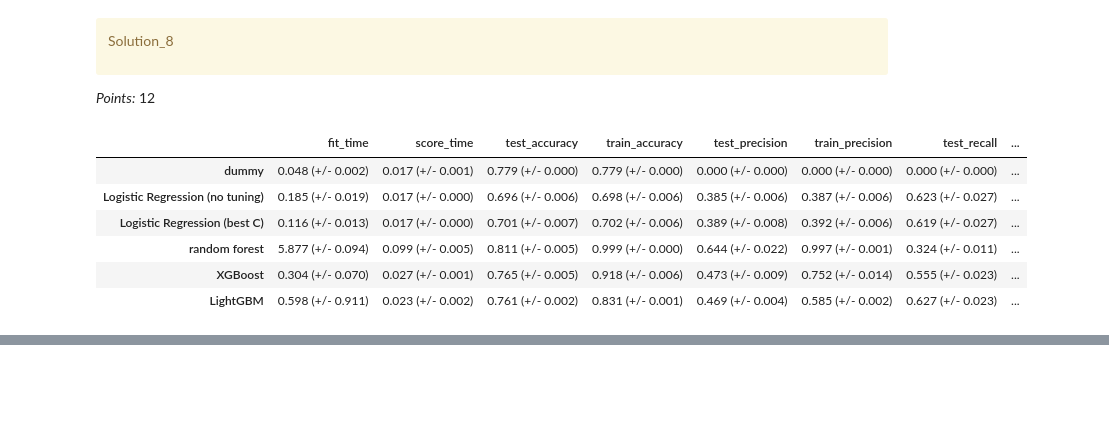
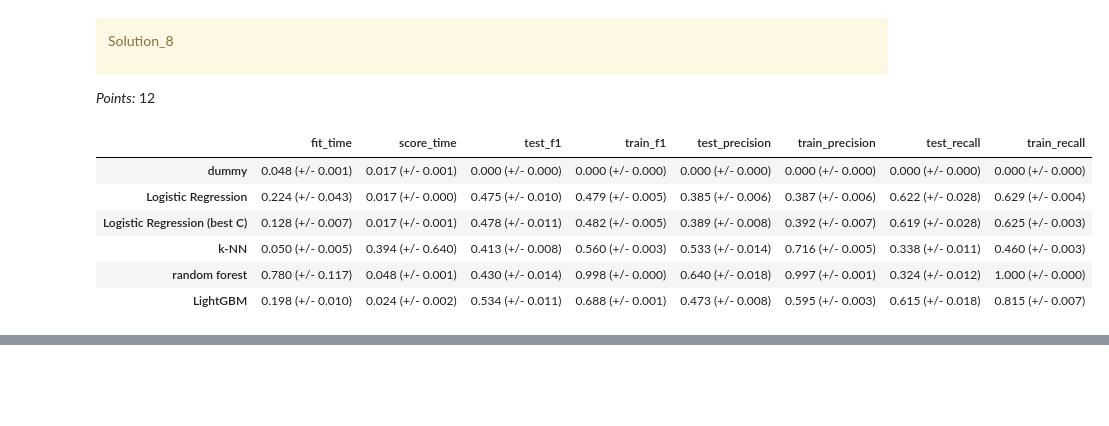
Before and after one commit to jessicapatricia012/CPSC-330-HW5, a Jupyter notebook: hw5.ipynb, the cells around one changed output, grey strips where cells are left out. Drawn from its saved outputs; the diff is of its cells as text; code cells hidden in the pictures.

```diff
--- a/hw5.ipynb
+++ b/hw5.ipynb
@@ -445,0 +385,4 @@ Name: count, dtype: int64
+# %%
+train_df['EDUCATION'] = train_df['EDUCATION'].replace({5: np.nan, 6: np.nan, 0: np.nan})
+test_df['EDUCATION'] = test_df['EDUCATION'].replace({5: np.nan, 6: np.nan, 0: np.nan})
+train_df['EDUCATION'].value_counts()
@@ -582,19 +629,20 @@ numerical_feats = ["LIMIT_BAL", "AGE",
                  "BILL_AMT1", "BILL_AMT2", "BILL_AMT3", "BILL_AMT4", "BILL_AMT5", "BILL_AMT6",
                 "PAY_AMT1", "PAY_AMT2", "PAY_AMT3", "PAY_AMT4", "PAY_AMT5", "PAY_AMT6",
                   "UNPAID_AMT1", "UNPAID_AMT2", "UNPAID_AMT3", "UNPAID_AMT4", "UNPAID_AMT5", "UNPAID_AMT6",
-                "UTILIZATION1", "UTILIZATION2", "UTILIZATION3", "UTILIZATION4", "UTILIZATION5", "UTILIZATION6"]
+                "UTILIZATION1", "UTILIZATION2", "UTILIZATION3", "UTILIZATION4", "UTILIZATION5", "UTILIZATION6",
+                  "TOTAL_BILL", "TOTAL_PAY_AMT", "TOTAL_UNPAID", "AVG_UTILIZATION"]
 ordinal_feats = ["PAY_0", "PAY_2", "PAY_3", "PAY_4", "PAY_5", "PAY_6"]
-categorical_feats = ["EDUCATION","MARRIAGE"]
-drop_feats = ["ID","SEX"]
+categorical_feats = ["MARRIAGE", "EDUCATION", "NEGATIVE_BILL"]
+drop_feats = ["SEX"]
 # %%
-categories = [list(range(-2, 10))] * 6
+ord_categories = [list(range(-2, 10))] * 6
 categorical_transformer = make_pipeline(
-    SimpleImputer(strategy='constant', fill_value='missing'),
-    OneHotEncoder(handle_unknown='ignore'))
+    SimpleImputer(strategy='constant', fill_value=0),
+    OneHotEncoder(drop="if_binary", handle_unknown='ignore'))
 
 ct = make_column_transformer((StandardScaler(), numerical_feats),
                               (categorical_transformer, categorical_feats),
-                                (OrdinalEncoder(categories= categories, handle_unknown='use_encoded_value', unknown_value=-3), ordinal_feats))
+                                (OrdinalEncoder(categories= ord_categories, handle_unknown='use_encoded_value', unknown_value=-3), ordinal_feats))
 ct.fit_transform(X_train)
 ct
 # %% [output]
@@ -755,7 +803,7 @@ Solution_7
 _Points:_ 10
 # %%
 pipe_lr = make_pipeline(ct, LogisticRegression(max_iter=1000, class_weight="balanced", random_state=123))
-results_dict["Logistic Regression (no tuning)"] = mean_std_cross_val_scores(
+results_dict["Logistic Regression"] = mean_std_cross_val_scores(
     pipe_lr, X_train, y_train, cv=5, return_train_score=True, scoring = score_metrics
 )
 results_df = pd.DataFrame(results_dict).T
@@ -832,35 +880,28 @@ _Points:_ 12
 ratio = np.bincount(y_train)[0] / np.bincount(y_train)[1] # recommended ratio from documentation
 # %%
 # Adapted from lecture 11
-
-# pipe_knn = make_pipeline(ct, KNeighborsClassifier())
-# pipe_svc = make_pipeline(ct, SVC(class_weight="balanced", random_state=123))
-pipe_rf = make_pipeline(ct, RandomForestClassifier(class_weight="balanced", random_state=123))
-pipe_xgb = make_pipeline(ct, XGBClassifier(scale_pos_weight= ratio ,random_state=123, verbosity=0))
+pipe_knn = make_pipeline(ct, KNeighborsClassifier())
+pipe_rf = make_pipeline(ct, RandomForestClassifier(class_weight="balanced", random_state=123, n_jobs=-1))
 pipe_lgbm = make_pipeline(ct, LGBMClassifier(scale_pos_weight=ratio,random_state=123, verbose=-1))
-# pipe_catboost = make_pipeline(ct, CatBoostClassifier(auto_class_weights='Balanced',verbose=0, random_state=123))
 
 classifiers = {
-    # "k-NN": pipe_knn,
-    # "SVM RBF": pipe_svc,
+    "k-NN": pipe_knn,
     "random forest": pipe_rf,
-    "XGBoost": pipe_xgb,
     "LightGBM": pipe_lgbm,
-    # "CatBoost": pipe_catboost,
 }
 
 for (name, model) in classifiers.items():
     results_dict[name] = mean_std_cross_val_scores(
         model, X_train, y_train, return_train_score=True, scoring=score_metrics
     )
 
 results_df = pd.DataFrame(results_dict).T
 results_df
 # %% [output]
-|  | fit_time | score_time | test_accuracy | train_accuracy | test_precision | train_precision | test_recall | ... |
-| dummy | 0.048 (+/- 0.002) | 0.017 (+/- 0.001) | 0.779 (+/- 0.000) | 0.779 (+/- 0.000) | 0.000 (+/- 0.000) | 0.000 (+/- 0.000) | 0.000 (+/- 0.000) | ... |
-| Logistic Regression (no tuning) | 0.185 (+/- 0.019) | 0.017 (+/- 0.000) | 0.696 (+/- 0.006) | 0.698 (+/- 0.006) | 0.385 (+/- 0.006) | 0.387 (+/- 0.006) | 0.623 (+/- 0.027) | ... |
-| Logistic Regression (best C) | 0.116 (+/- 0.013) | 0.017 (+/- 0.000) | 0.701 (+/- 0.007) | 0.702 (+/- 0.006) | 0.389 (+/- 0.008) | 0.392 (+/- 0.006) | 0.619 (+/- 0.027) | ... |
-| random forest | 5.877 (+/- 0.094) | 0.099 (+/- 0.005) | 0.811 (+/- 0.005) | 0.999 (+/- 0.000) | 0.644 (+/- 0.022) | 0.997 (+/- 0.001) | 0.324 (+/- 0.011) | ... |
-| XGBoost | 0.304 (+/- 0.070) | 0.027 (+/- 0.001) | 0.765 (+/- 0.005) | 0.918 (+/- 0.006) | 0.473 (+/- 0.009) | 0.752 (+/- 0.014) | 0.555 (+/- 0.023) | ... |
-| LightGBM | 0.598 (+/- 0.911) | 0.023 (+/- 0.002) | 0.761 (+/- 0.002) | 0.831 (+/- 0.001) | 0.469 (+/- 0.004) | 0.585 (+/- 0.002) | 0.627 (+/- 0.023) | ... |
+|  | fit_time | score_time | test_f1 | train_f1 | test_precision | train_precision | test_recall | train_recall |
+| dummy | 0.048 (+/- 0.001) | 0.017 (+/- 0.001) | 0.000 (+/- 0.000) | 0.000 (+/- 0.000) | 0.000 (+/- 0.000) | 0.000 (+/- 0.000) | 0.000 (+/- 0.000) | 0.000 (+/- 0.000) |
+| Logistic Regression | 0.224 (+/- 0.043) | 0.017 (+/- 0.000) | 0.475 (+/- 0.010) | 0.479 (+/- 0.005) | 0.385 (+/- 0.006) | 0.387 (+/- 0.006) | 0.622 (+/- 0.028) | 0.629 (+/- 0.004) |
+| Logistic Regression (best C) | 0.128 (+/- 0.007) | 0.017 (+/- 0.001) | 0.478 (+/- 0.011) | 0.482 (+/- 0.005) | 0.389 (+/- 0.008) | 0.392 (+/- 0.007) | 0.619 (+/- 0.028) | 0.625 (+/- 0.003) |
+| k-NN | 0.050 (+/- 0.005) | 0.394 (+/- 0.640) | 0.413 (+/- 0.008) | 0.560 (+/- 0.003) | 0.533 (+/- 0.014) | 0.716 (+/- 0.005) | 0.338 (+/- 0.011) | 0.460 (+/- 0.003) |
+| random forest | 0.780 (+/- 0.117) | 0.048 (+/- 0.001) | 0.430 (+/- 0.014) | 0.998 (+/- 0.000) | 0.640 (+/- 0.018) | 0.997 (+/- 0.001) | 0.324 (+/- 0.012) | 1.000 (+/- 0.000) |
+| LightGBM | 0.198 (+/- 0.010) | 0.024 (+/- 0.002) | 0.534 (+/- 0.011) | 0.688 (+/- 0.001) | 0.473 (+/- 0.008) | 0.595 (+/- 0.003) | 0.615 (+/- 0.018) | 0.815 (+/- 0.007) |
```
Also changed, not shown: parts of 136 cells of this notebook, 1 other file.
